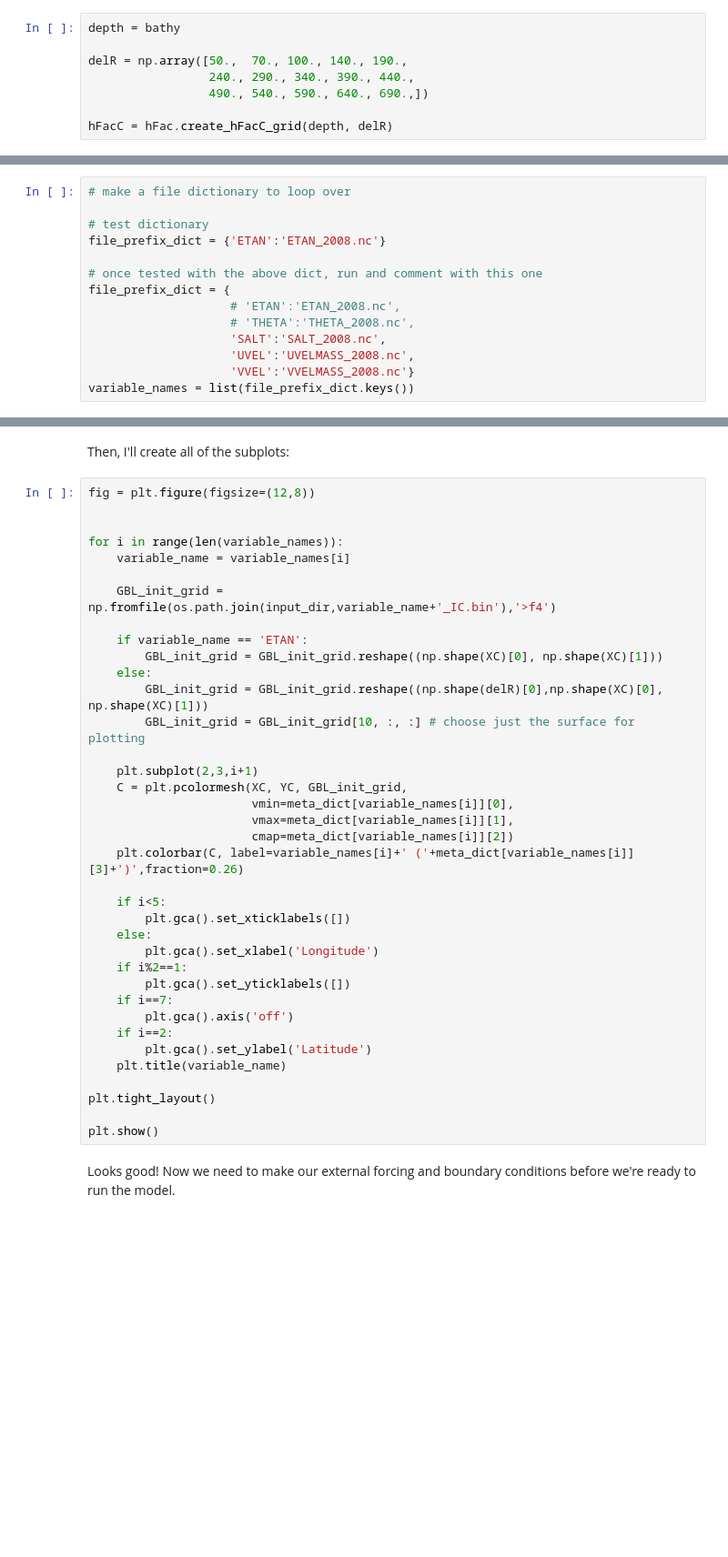
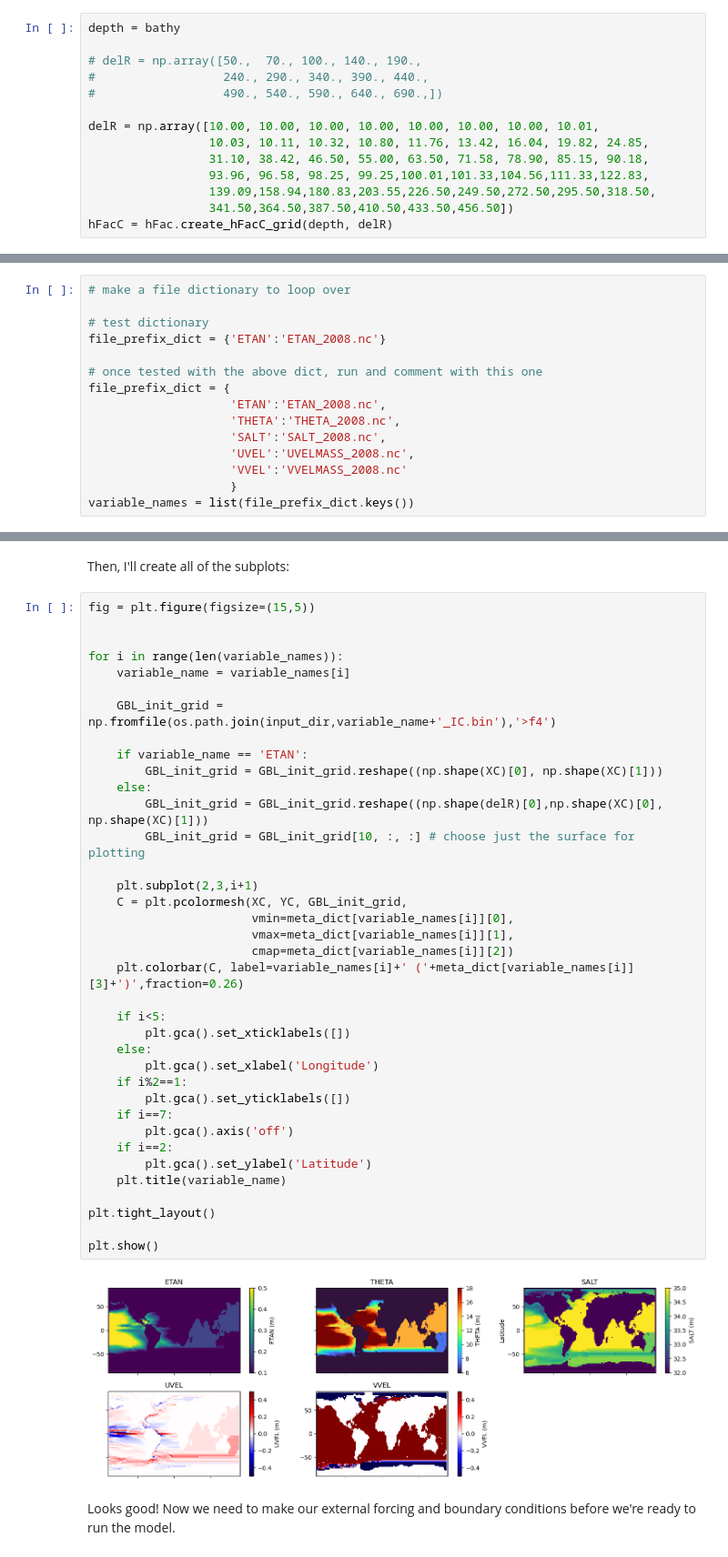
Before and after one commit to tparker1/cs185c_fall2024, a Jupyter notebook: Project/notebooks/10-2 Creating Initial Conditions.ipynb, the cells around one changed output, grey strips where cells are left out. Shown at 91% size. Cells and saved outputs as stored; diff of their text form; blank space fills up the shorter version.

```diff
--- a/Project/notebooks/10-2 Creating Initial Conditions.ipynb
+++ b/Project/notebooks/10-2 Creating Initial Conditions.ipynb
@@ -93,10 +93,16 @@ from eccoseas.downscale import hFac
 # %%
 depth = bathy
 
-delR = np.array([50.,  70., 100., 140., 190.,
-                 240., 290., 340., 390., 440.,
-                 490., 540., 590., 640., 690.,])
+# delR = np.array([50.,  70., 100., 140., 190.,
+#                  240., 290., 340., 390., 440.,
+#                  490., 540., 590., 640., 690.,])
 
+delR = np.array([10.00, 10.00, 10.00, 10.00, 10.00, 10.00, 10.00, 10.01,
+                 10.03, 10.11, 10.32, 10.80, 11.76, 13.42, 16.04, 19.82, 24.85,
+                 31.10, 38.42, 46.50, 55.00, 63.50, 71.58, 78.90, 85.15, 90.18,
+                 93.96, 96.58, 98.25, 99.25,100.01,101.33,104.56,111.33,122.83,
+                 139.09,158.94,180.83,203.55,226.50,249.50,272.50,295.50,318.50,
+                 341.50,364.50,387.50,410.50,433.50,456.50])
 hFacC = hFac.create_hFacC_grid(depth, delR)
 # %% [markdown]
 The mask is generated by setting all of the non-zero `hFac` points to 1:
@@ -206,11 +212,12 @@ file_prefix_dict = {'ETAN':'ETAN_2008.nc'}
 
 # once tested with the above dict, run and comment with this one
 file_prefix_dict = {
-                    # 'ETAN':'ETAN_2008.nc',
-                    # 'THETA':'THETA_2008.nc',
+                    'ETAN':'ETAN_2008.nc',
+                    'THETA':'THETA_2008.nc',
                     'SALT':'SALT_2008.nc',
                     'UVEL':'UVELMASS_2008.nc',
-                    'VVEL':'VVELMASS_2008.nc'}
+                    'VVEL':'VVELMASS_2008.nc'
+                    }
 variable_names = list(file_prefix_dict.keys())
 # %% [markdown]
 Now, read the initial condition fields from the same tiles:
@@ -338,7 +353,7 @@ meta_dict = {'ETAN':[0.1, 0.5, 'viridis', 'm'],
 # %% [markdown]
 Then, I'll create all of the subplots:
 # %%
-fig = plt.figure(figsize=(12,8))
+fig = plt.figure(figsize=(15,5))
 
 
 for i in range(len(variable_names)):
@@ -347,33 +362,35 @@ for i in range(len(variable_names)):
     GBL_init_grid = np.fromfile(os.path.join(input_dir,variable_name+'_IC.bin'),'>f4')
 
     if variable_name == 'ETAN':
         GBL_init_grid = GBL_init_grid.reshape((np.shape(XC)[0], np.shape(XC)[1]))
     else:
         GBL_init_grid = GBL_init_grid.reshape((np.shape(delR)[0],np.shape(XC)[0], np.shape(XC)[1]))
         GBL_init_grid = GBL_init_grid[10, :, :] # choose just the surface for plotting
 
     plt.subplot(2,3,i+1)
     C = plt.pcolormesh(XC, YC, GBL_init_grid,
                        vmin=meta_dict[variable_names[i]][0],
                        vmax=meta_dict[variable_names[i]][1],
                        cmap=meta_dict[variable_names[i]][2])
     plt.colorbar(C, label=variable_names[i]+' ('+meta_dict[variable_names[i]][3]+')',fraction=0.26)
 
     if i<5:
         plt.gca().set_xticklabels([])
     else:
         plt.gca().set_xlabel('Longitude')
     if i%2==1:
         plt.gca().set_yticklabels([])
     if i==7:
         plt.gca().axis('off')
     if i==2:
         plt.gca().set_ylabel('Latitude')
     plt.title(variable_name)
 
 plt.tight_layout()
 
 plt.show()
+# %% [output]
+[figure, added]
 # %% [markdown]
 Looks good! Now we need to make our external forcing and boundary conditions before we're ready to run the model.
 # %% [markdown]
```
Also changed, not shown: parts of 1 cell of this notebook.
